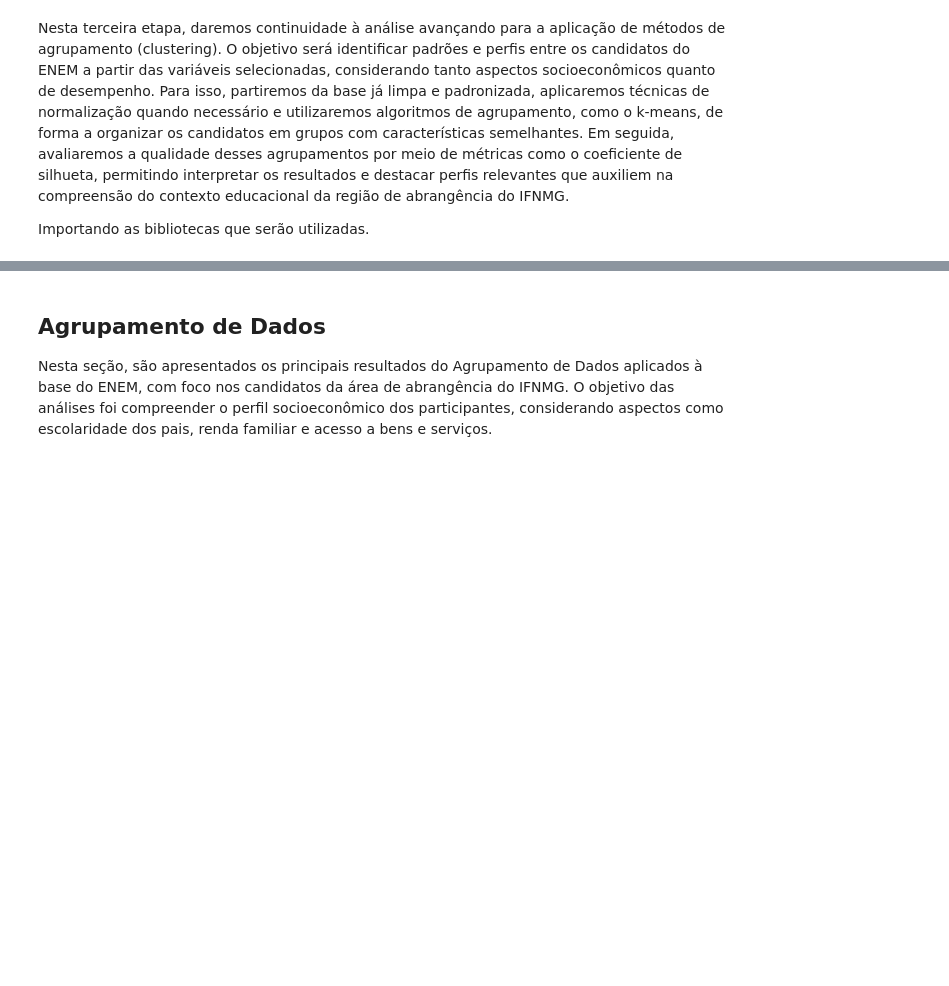
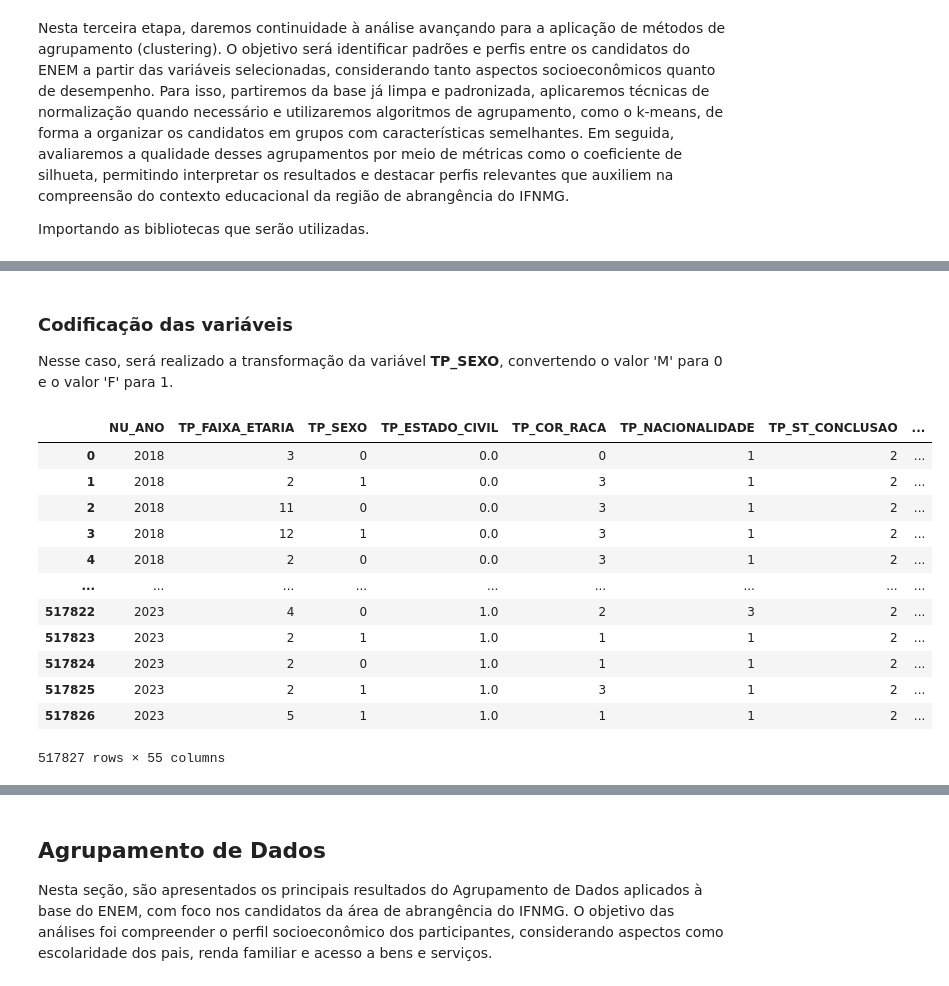
Before and after one commit to NandaLeal/TCC, a Jupyter notebook: TCC - FASE 3 .ipynb, the cells around one changed output, grey strips where cells are left out. Saved outputs shown, nothing was run; the diff lists cells and outputs as text; code cells hidden in the pictures; blank space fills up the shorter version.

```diff
--- a/TCC - FASE 3 .ipynb
+++ b/TCC - FASE 3 .ipynb
@@ -36,0 +37,20 @@ df_final
+# %% [markdown]
+### **Codificação das variáveis**
+Nesse caso, será realizado a transformação da variável **TP_SEXO**, convertendo o valor 'M' para 0 e o valor 'F' para 1.
+# %%
+df_final["TP_SEXO"] = df_final["TP_SEXO"].map({"F": 1, "M": 0})
+df_final
+# %% [output]
+|  | NU_ANO | TP_FAIXA_ETARIA | TP_SEXO | TP_ESTADO_CIVIL | TP_COR_RACA | TP_NACIONALIDADE | TP_ST_CONCLUSAO | ... |
+| 0 | 2018 | 3 | 0 | 0.0 | 0 | 1 | 2 | ... |
+| 1 | 2018 | 2 | 1 | 0.0 | 3 | 1 | 2 | ... |
+| 2 | 2018 | 11 | 0 | 0.0 | 3 | 1 | 2 | ... |
+| 3 | 2018 | 12 | 1 | 0.0 | 3 | 1 | 2 | ... |
+| 4 | 2018 | 2 | 0 | 0.0 | 3 | 1 | 2 | ... |
+| ... | ... | ... | ... | ... | ... | ... | ... | ... |
+| 517822 | 2023 | 4 | 0 | 1.0 | 2 | 3 | 2 | ... |
+| 517823 | 2023 | 2 | 1 | 1.0 | 1 | 1 | 2 | ... |
+| 517824 | 2023 | 2 | 0 | 1.0 | 1 | 1 | 2 | ... |
+| 517825 | 2023 | 2 | 1 | 1.0 | 3 | 1 | 2 | ... |
+| 517826 | 2023 | 5 | 1 | 1.0 | 1 | 1 | 2 | ... |
+517827 rows × 55 columns
```
Also changed, not shown: parts of 16 cells of this notebook.
